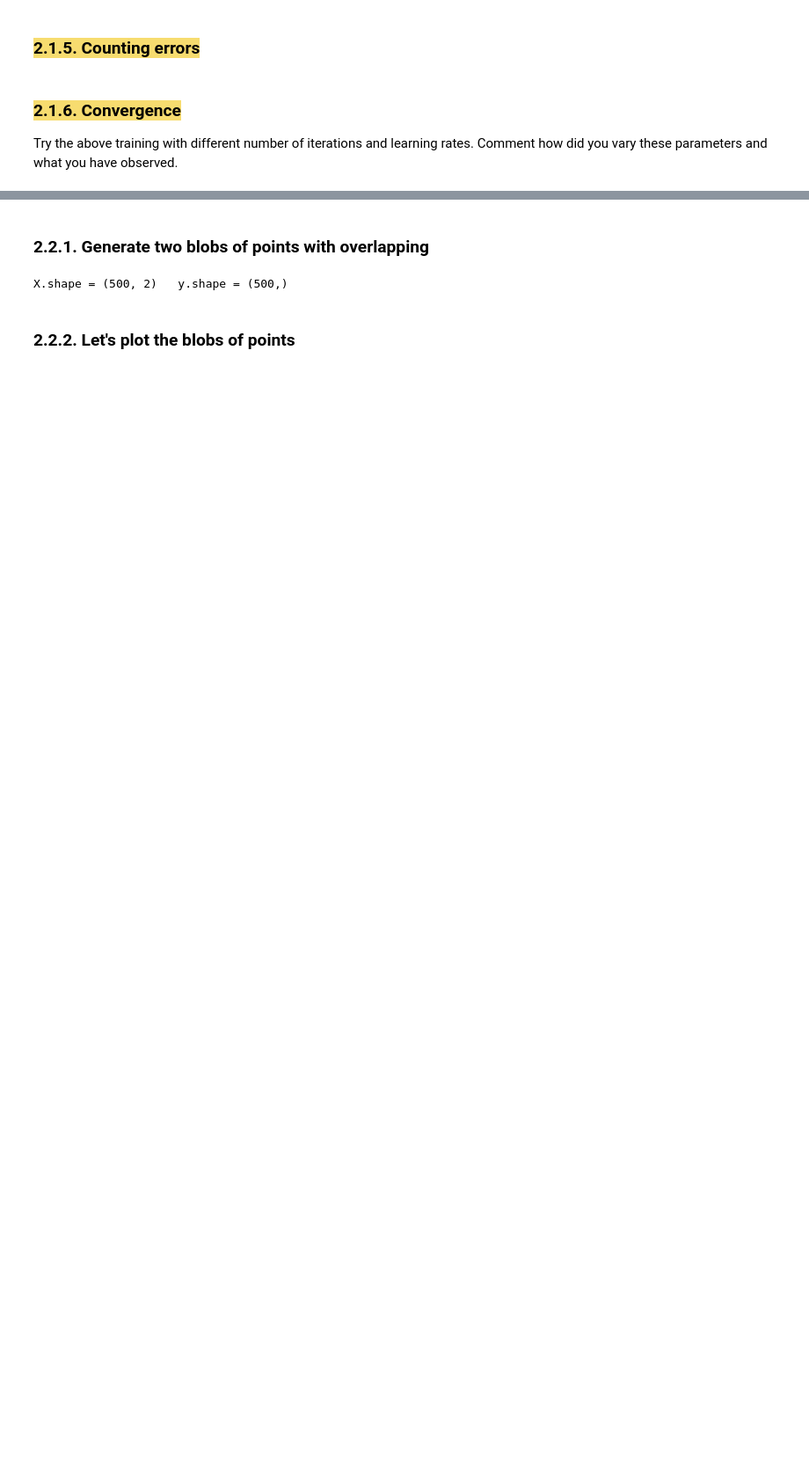
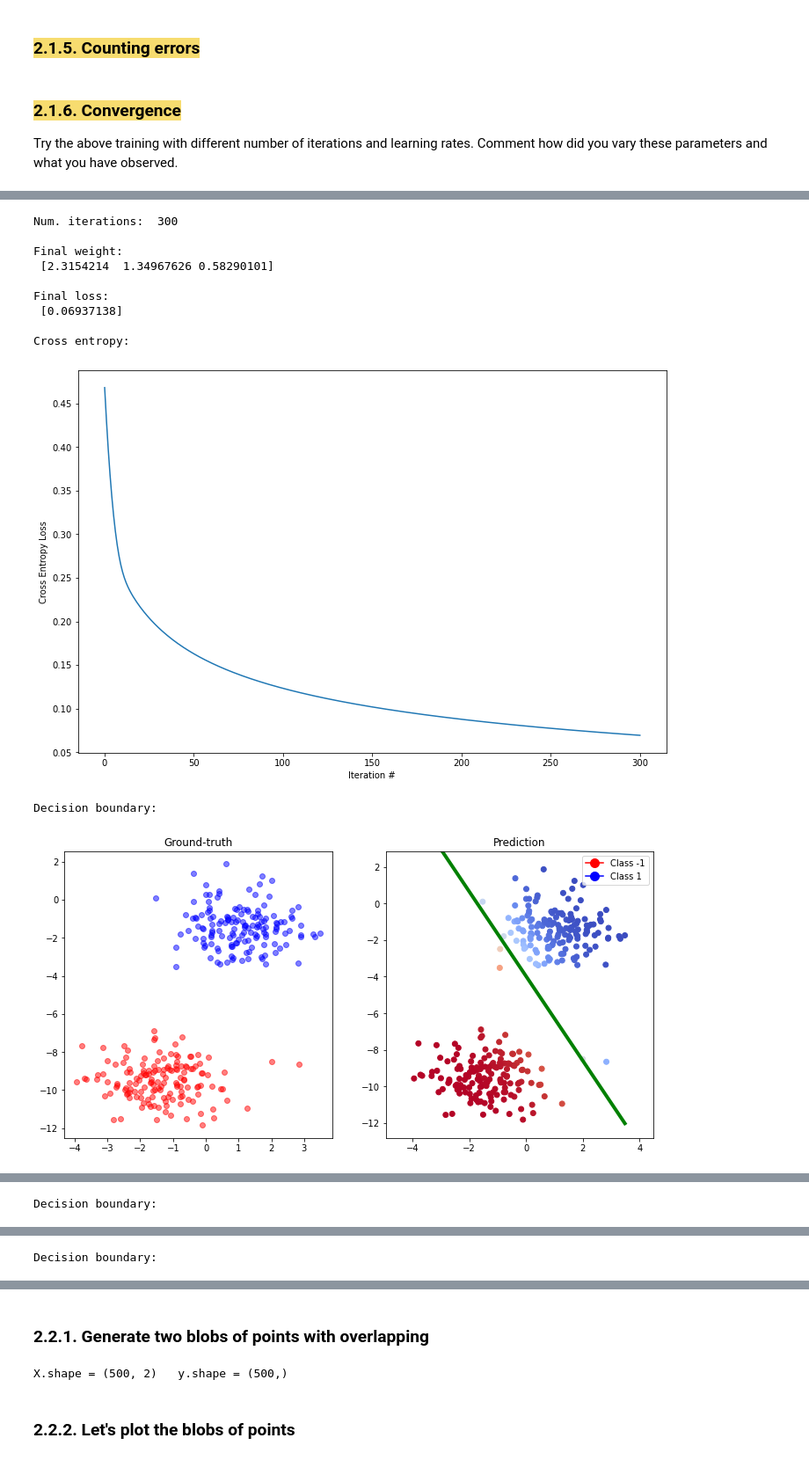
Before and after one commit to gdquintero/mac5832, a Jupyter notebook: ep2/ep02_logreg.ipynb, the cells around one changed output, grey strips where cells are left out. Shown at 88% size. Drawn from its saved outputs; the diff is of its cells as text; code cells hidden in the pictures; blank space fills up the shorter version.

```diff
--- a/ep2/ep02_logreg.ipynb
+++ b/ep2/ep02_logreg.ipynb
@@ -329,0 +342,30 @@ Try the above training with different number of iterations and learning rates. C
+# %%
+iterations = [300,500,1000,2000,5000,10000]
+
+for k in iterations:
+    w_logistic, loss = train_logistic(X, y, learning_rate = 1e-1, w0 = None, num_iterations = k, return_history = True)
+    print()
+    print("Num. iterations: ",k,"\n")
+    print("Final weight:\n", w_logistic)
+    print()
+    print("Final loss:\n", loss[-1])
+    print()
+    print("Cross entropy:")
+    plot_cross_entropy(loss)
+    y_pred = predict_logistic(X, w_logistic)
+    print()
+    print("Decision boundary:")
+    plot_decision_boundary(y_pred)
+# %% [output]
+Num. iterations:  300
+
+Final weight:
+ [2.3154214  1.34967626 0.58290101]
+
+Final loss:
+ [0.06937138]
+
+Cross entropy:
+[figure, added]
+Decision boundary:
+[figure, added]
@@ -329,0 +382 @@ Try the above training with different number of iterations and learning rates. C
+Decision boundary:
@@ -329,0 +394 @@ Try the above training with different number of iterations and learning rates. C
+Decision boundary:
```
Also changed, not shown: parts of 15 cells of this notebook, 2 other files.
